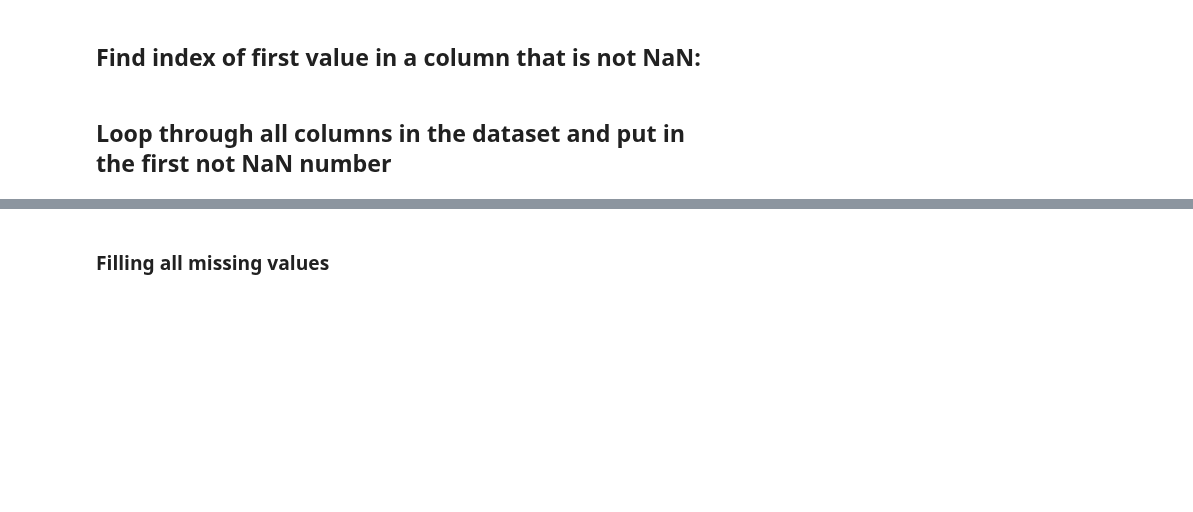
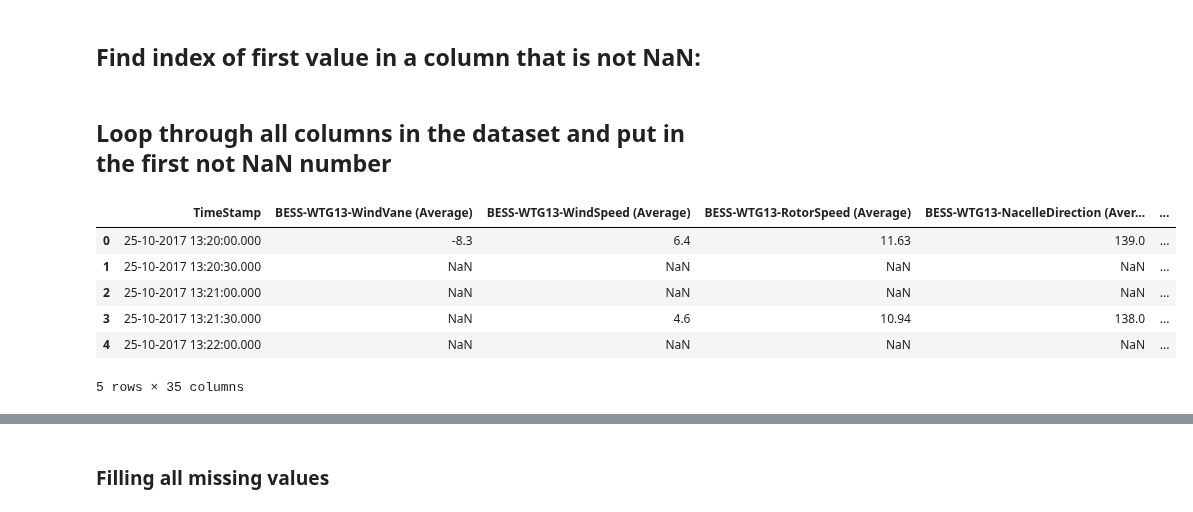
Before and after one commit to StianIsmar/project-thesis, a Jupyter notebook: TE/fill_in_blanks.ipynb, the cells around one changed output, grey strips where cells are left out. Drawn from its saved outputs; the diff is of its cells as text; code cells hidden in the pictures; blank space fills up the shorter version.

```diff
--- a/TE/fill_in_blanks.ipynb
+++ b/TE/fill_in_blanks.ipynb
@@ -134,5 +141,16 @@ def loop_through_and_fill_first_val(data):
 # %%
 i = 0
 for dataframe in list_of_wt_scada_data:
     dataframe = loop_through_and_fill_first_val(dataframe)
     list_of_wt_scada_data[i] = dataframe
+    i += 1
+
+list_of_wt_scada_data[0].head()
+# %% [output]
+|  | TimeStamp | BESS-WTG13-WindVane (Average) | BESS-WTG13-WindSpeed (Average) | BESS-WTG13-RotorSpeed (Average) | BESS-WTG13-NacelleDirection (Aver... | ... |
+| 0 | 25-10-2017 13:20:00.000 | -8.3 | 6.4 | 11.63 | 139.0 | ... |
+| 1 | 25-10-2017 13:20:30.000 | NaN | NaN | NaN | NaN | ... |
+| 2 | 25-10-2017 13:21:00.000 | NaN | NaN | NaN | NaN | ... |
+| 3 | 25-10-2017 13:21:30.000 | NaN | 4.6 | 10.94 | 138.0 | ... |
+| 4 | 25-10-2017 13:22:00.000 | NaN | NaN | NaN | NaN | ... |
+5 rows × 35 columns
```
Also changed, not shown: parts of 11 cells of this notebook, 3 other files.
